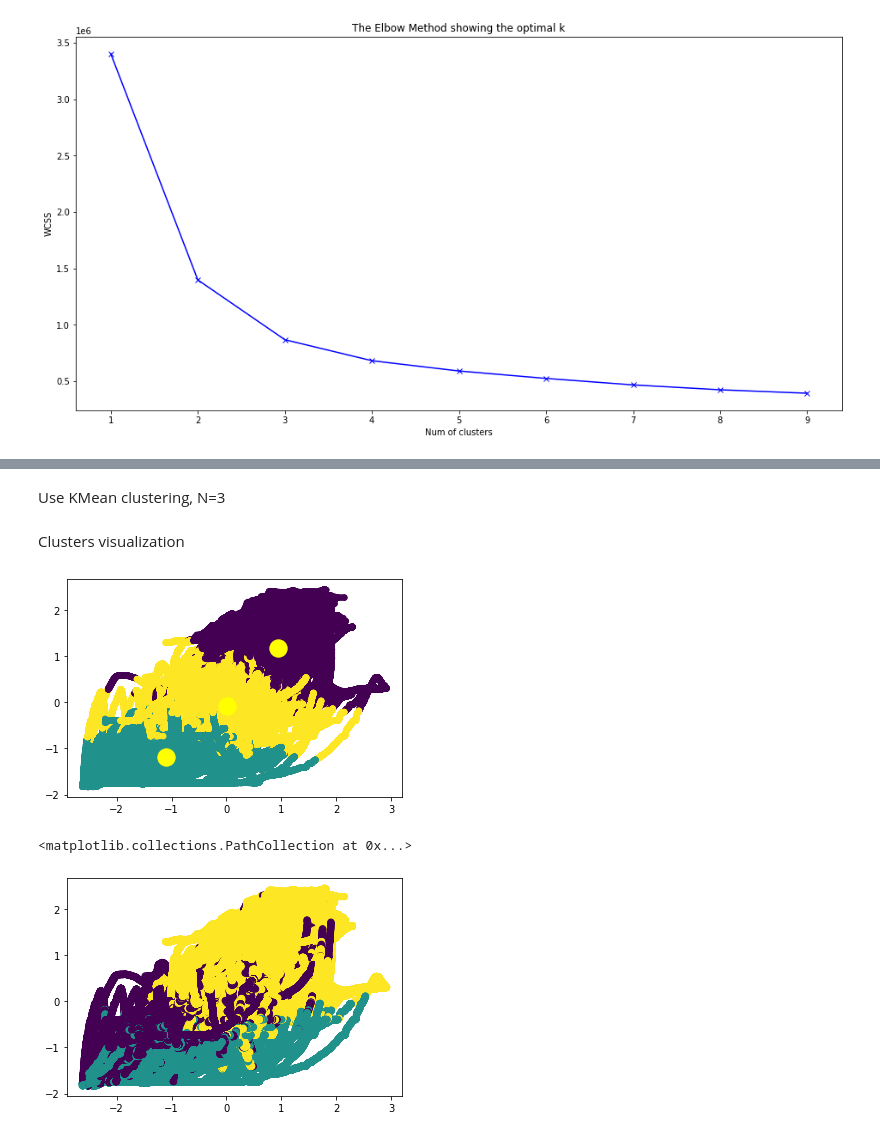
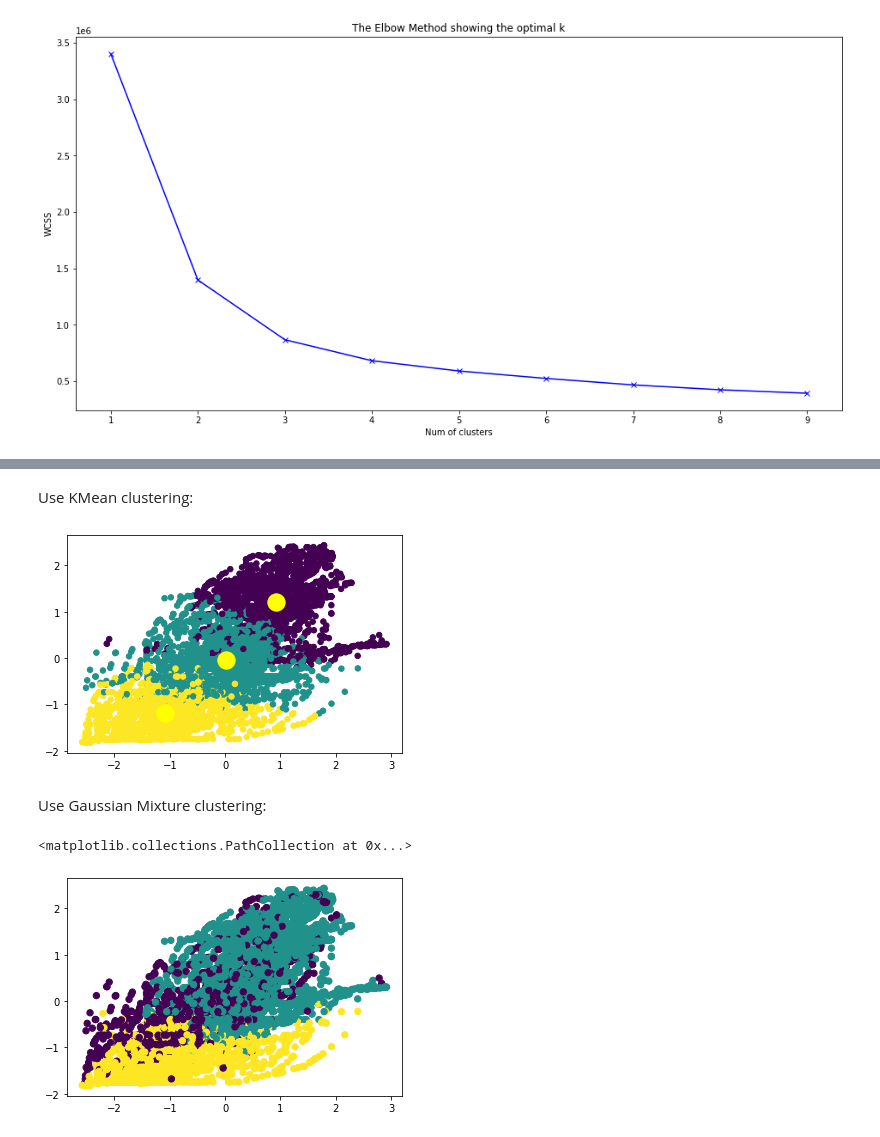
Before and after one commit to YuxingW/machine_learning, a Jupyter notebook: hw2_clustering/hw_clustering_ski.ipynb, the cells around one changed output, grey strips where cells are left out. Drawn from its saved outputs; the diff is of its cells as text; code cells hidden in the pictures.

```diff
--- a/hw2_clustering/hw_clustering_ski.ipynb
+++ b/hw2_clustering/hw_clustering_ski.ipynb
@@ -47,2 +51,6 @@ df_main.head()
+# %%
+target_feature_list = ['pm', 'stator_yoke', 'stator_tooth', 'stator_winding']
+
+df_cluster = df_main[target_feature_list].sample(frac=0.01)
 # %% [markdown]
 Feature importance and selection
@@ -127,7 +130,6 @@ Use elbow method to determine cluster number N <br />
 # %%
 from sklearn.cluster import KMeans
 
-df_cluster = df_main[target_feature_list]
 wcss = []
 K = range(1,10)
 for k in K:
@@ -146,3 +165,3 @@ plt.show()
 # %% [markdown]
-Use KMean clustering, N=3
+Use KMean clustering:
 # %%
@@ -151,20 +172,20 @@ X = df_cluster.to_numpy()
 kmeans = KMeans(n_clusters=n_clusters)
 kmeans.fit(X)
 y_kmeans = kmeans.predict(X)
-# %% [markdown]
-Clusters visualization
 # %%
 plt.scatter(X[:, 0], X[:, 1], c=y_kmeans, s=30, cmap='viridis')
 plt.scatter(kmeans.cluster_centers_[:, 0], kmeans.cluster_centers_[:, 1], s=300, c='yellow', label = 'Centroids')
 plt.show()
 # %% [output]
-[figure, old version]
+[figure, new version]
+# %% [markdown]
+Use Gaussian Mixture clustering:
 # %%
 from sklearn import mixture
 
 gmm = mixture.GaussianMixture(n_components=3).fit(X)
-labels = gmm.predict(X)
-plt.scatter(X[:, 0], X[:, 1], c=labels, s=40, cmap='viridis')
+gmm_labels = gmm.predict(X)
+plt.scatter(X[:, 0], X[:, 1], c=gmm_labels, s=40, cmap='viridis')
 # %% [output]
 <matplotlib.collections.PathCollection at 0x...>
-[figure, old version]
+[figure, new version]
```
Also changed, not shown: parts of 16 cells of this notebook.
